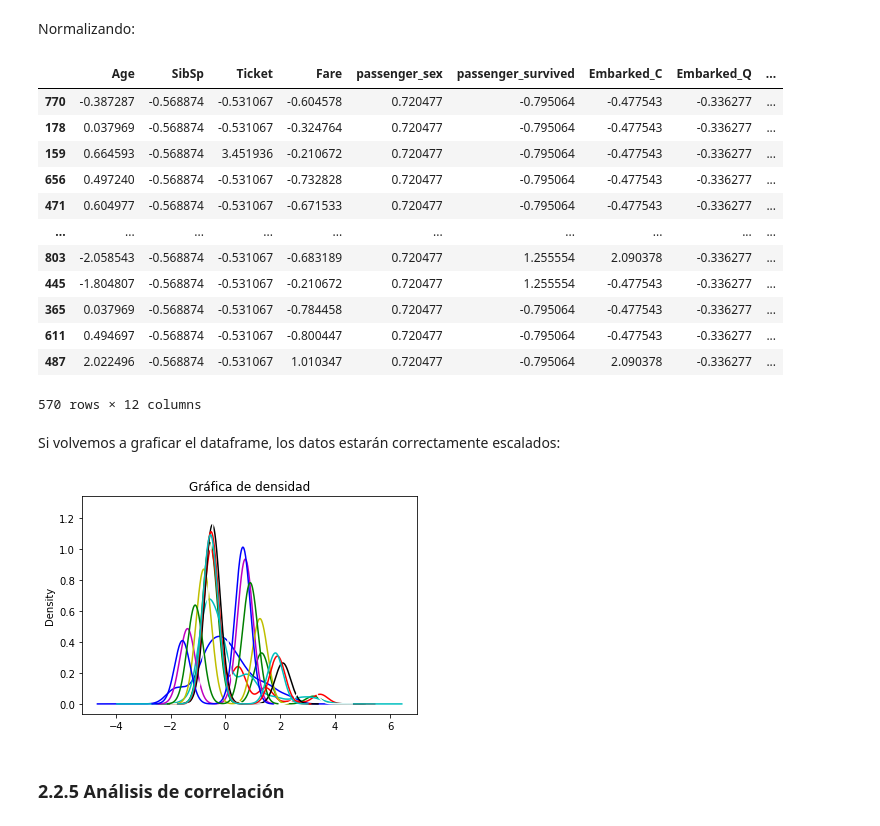
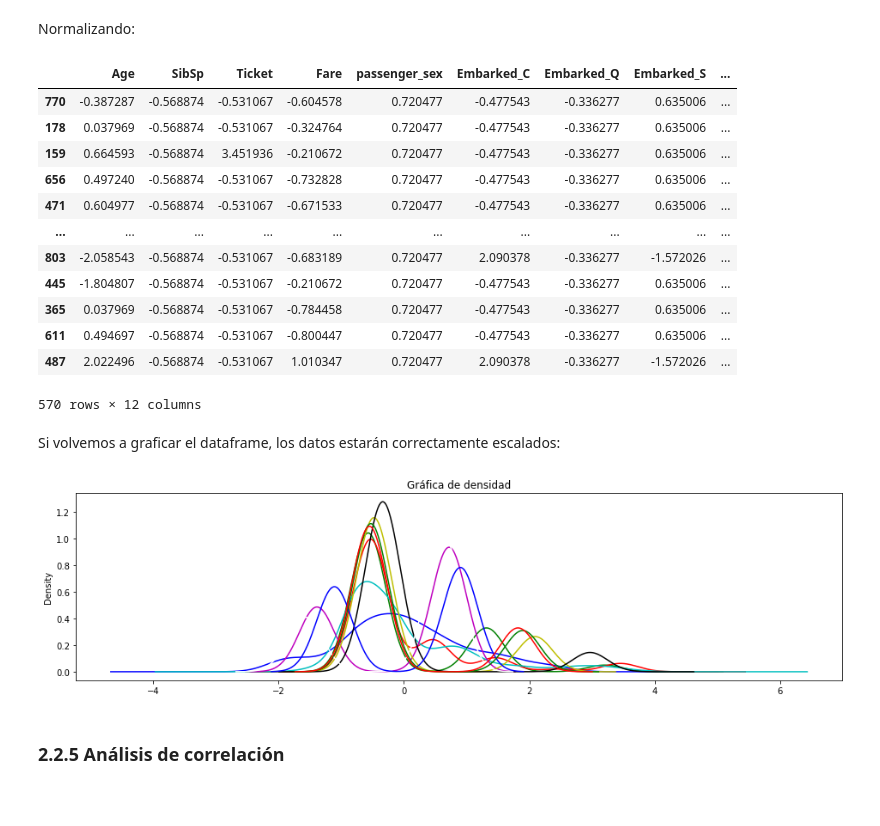
Before and after one commit to josedalvik/datascience_stlearning1_proyecto, a Jupyter notebook: Parte1-Entrenamiento.ipynb, the cells around one changed output. Saved outputs shown, nothing was run; the diff lists cells and outputs as text; code cells hidden in the pictures; blank space fills up the shorter version.

```diff
--- a/Parte1-Entrenamiento.ipynb
+++ b/Parte1-Entrenamiento.ipynb
@@ -18,3 +27,5 @@ import matplotlib.pyplot as plt
+# %%
+plt.rcParams["figure.figsize"] = (16, 4)
 # %% [markdown]
 ## 1.2 Variables Globales
 # %%
@@ -374,7 +384,8 @@ Antes de normalizar lso datos se creará una gráfica de densidad para cada colu
 colors = "bgrcmykwbgrcmy"
 index=0
 for col in AE_feature_engineering.columns:
-    AE_feature_engineering[col].plot.density(color=colors[index])
+    if(col!="passenger_survived"):
+        AE_feature_engineering[col].plot.density(color=colors[index])
     index+=1
 plt.title('Gráfica de densidad')
 plt.show()
@@ -393,34 +404,36 @@ AE_statistics
 # %% [markdown]
 Normalizando:
 # %%
-AE_feature_engineering = (AE_feature_engineering - AE_statistics.loc["mean"]) / AE_statistics.loc["std"]
+AE_feature_engineering = (AE_feature_engineering.iloc[:,AE_feature_engineering.columns!="passenger_survived"] - AE_statistics.loc["mean"]) / AE_statistics.loc["std"]
+AE_feature_engineering["passenger_survived"] = AE_sobrevivio.astype('int')
 AE_feature_engineering
 # %% [output]
-|  | Age | SibSp | Ticket | Fare | passenger_sex | passenger_survived | Embarked_C | Embarked_Q | ... |
-| 770 | -0.387287 | -0.568874 | -0.531067 | -0.604578 | 0.720477 | -0.795064 | -0.477543 | -0.336277 | ... |
-| 178 | 0.037969 | -0.568874 | -0.531067 | -0.324764 | 0.720477 | -0.795064 | -0.477543 | -0.336277 | ... |
-| 159 | 0.664593 | -0.568874 | 3.451936 | -0.210672 | 0.720477 | -0.795064 | -0.477543 | -0.336277 | ... |
-| 656 | 0.497240 | -0.568874 | -0.531067 | -0.732828 | 0.720477 | -0.795064 | -0.477543 | -0.336277 | ... |
-| 471 | 0.604977 | -0.568874 | -0.531067 | -0.671533 | 0.720477 | -0.795064 | -0.477543 | -0.336277 | ... |
+|  | Age | SibSp | Ticket | Fare | passenger_sex | Embarked_C | Embarked_Q | Embarked_S | ... |
+| 770 | -0.387287 | -0.568874 | -0.531067 | -0.604578 | 0.720477 | -0.477543 | -0.336277 | 0.635006 | ... |
+| 178 | 0.037969 | -0.568874 | -0.531067 | -0.324764 | 0.720477 | -0.477543 | -0.336277 | 0.635006 | ... |
+| 159 | 0.664593 | -0.568874 | 3.451936 | -0.210672 | 0.720477 | -0.477543 | -0.336277 | 0.635006 | ... |
+| 656 | 0.497240 | -0.568874 | -0.531067 | -0.732828 | 0.720477 | -0.477543 | -0.336277 | 0.635006 | ... |
+| 471 | 0.604977 | -0.568874 | -0.531067 | -0.671533 | 0.720477 | -0.477543 | -0.336277 | 0.635006 | ... |
 | ... | ... | ... | ... | ... | ... | ... | ... | ... | ... |
-| 803 | -2.058543 | -0.568874 | -0.531067 | -0.683189 | 0.720477 | 1.255554 | 2.090378 | -0.336277 | ... |
-| 445 | -1.804807 | -0.568874 | -0.531067 | -0.210672 | 0.720477 | 1.255554 | -0.477543 | -0.336277 | ... |
-| 365 | 0.037969 | -0.568874 | -0.531067 | -0.784458 | 0.720477 | -0.795064 | -0.477543 | -0.336277 | ... |
-| 611 | 0.494697 | -0.568874 | -0.531067 | -0.800447 | 0.720477 | -0.795064 | -0.477543 | -0.336277 | ... |
-| 487 | 2.022496 | -0.568874 | -0.531067 | 1.010347 | 0.720477 | -0.795064 | 2.090378 | -0.336277 | ... |
+| 803 | -2.058543 | -0.568874 | -0.531067 | -0.683189 | 0.720477 | 2.090378 | -0.336277 | -1.572026 | ... |
+| 445 | -1.804807 | -0.568874 | -0.531067 | -0.210672 | 0.720477 | -0.477543 | -0.336277 | 0.635006 | ... |
+| 365 | 0.037969 | -0.568874 | -0.531067 | -0.784458 | 0.720477 | -0.477543 | -0.336277 | 0.635006 | ... |
+| 611 | 0.494697 | -0.568874 | -0.531067 | -0.800447 | 0.720477 | -0.477543 | -0.336277 | 0.635006 | ... |
+| 487 | 2.022496 | -0.568874 | -0.531067 | 1.010347 | 0.720477 | 2.090378 | -0.336277 | -1.572026 | ... |
 570 rows × 12 columns
 # %% [markdown]
 Si volvemos a graficar el dataframe, los datos estarán correctamente escalados:
 # %%
 colors = "bgrcmykwbgrcmy"
 index=0
 for col in AE_feature_engineering.columns:
-    AE_feature_engineering[col].plot.density(color=colors[index])
+    if(col!="passenger_survived"):
+        AE_feature_engineering[col].plot.density(color=colors[index])
     index+=1
 plt.title('Gráfica de densidad')
 plt.show()
 # %% [output]
-[figure, old version]
+[figure, new version]
 # %% [markdown]
 ### 2.2.5 Análisis de correlación
 # %% [markdown]
```
Also changed, not shown: parts of 48 cells of this notebook, 1 other file.
